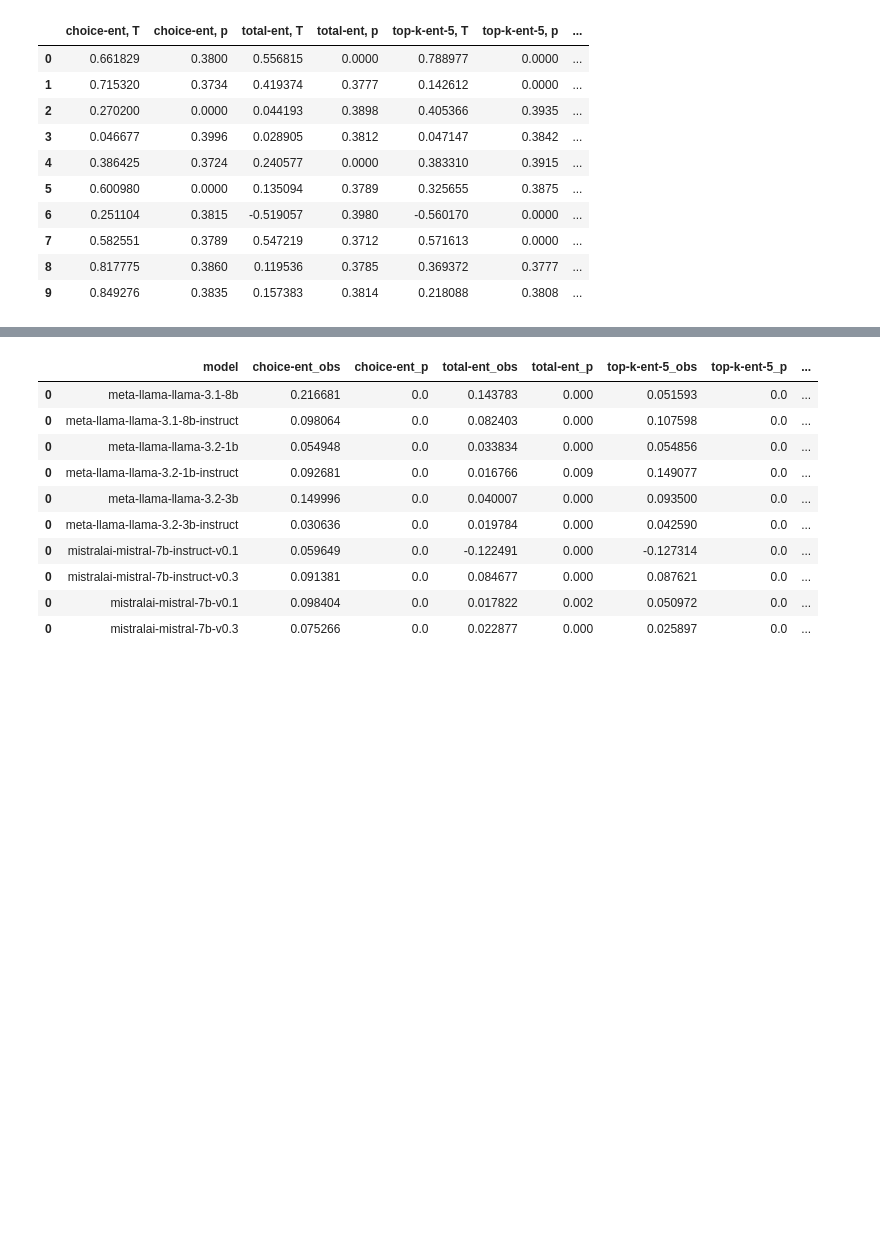
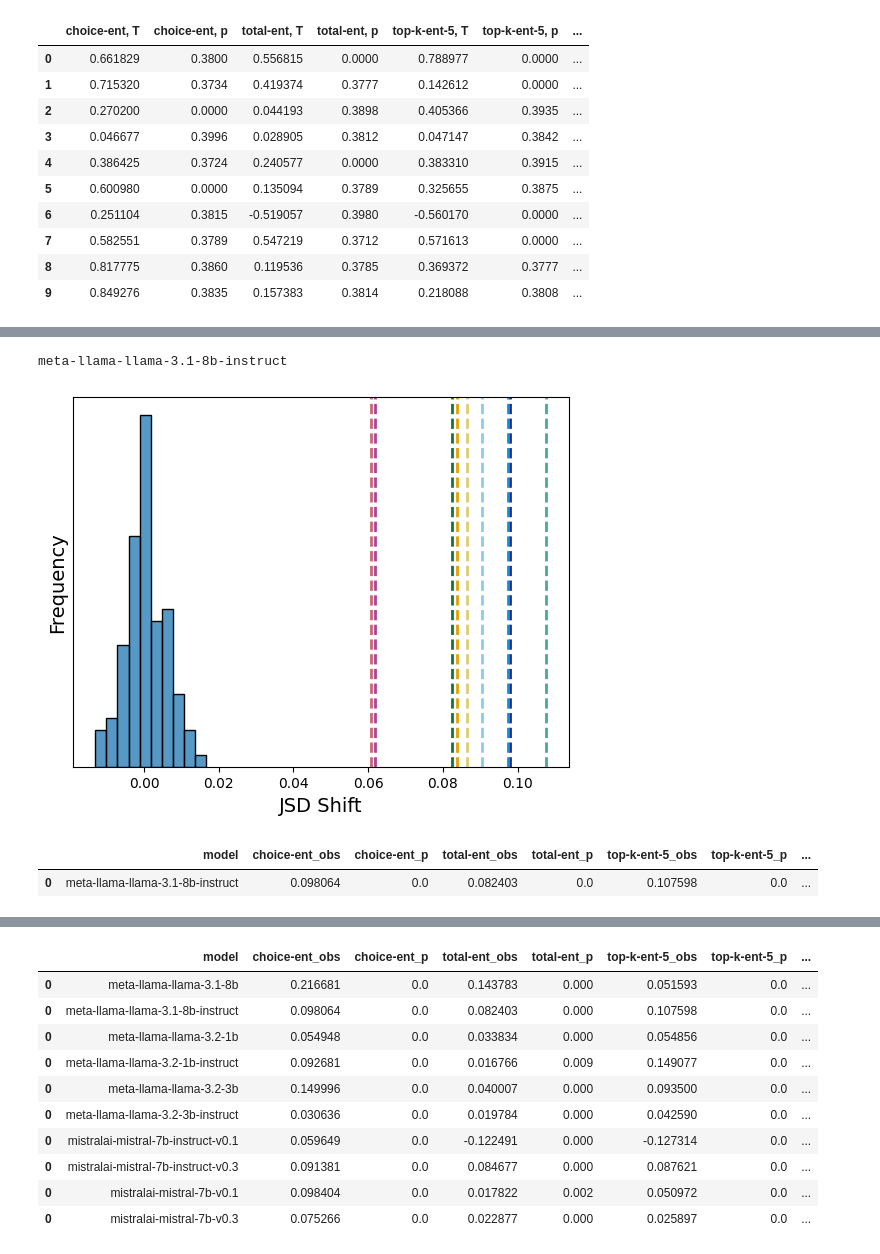
Before and after one commit to KyleAMoore/LLM-UQ-Align-and-Calibrate, a Jupyter notebook: Analysis/Uncertainty_AAAI.ipynb, the cells around one changed output, grey strips where cells are left out. Saved outputs shown, nothing was run; the diff lists cells and outputs as text; code cells hidden in the pictures; blank space fills up the shorter version.

```diff
--- a/Analysis/Uncertainty_AAAI.ipynb
+++ b/Analysis/Uncertainty_AAAI.ipynb
@@ -1551,7 +1617,9 @@ def stat_test(df, n_iterations=10000, seed=757):
     for model in df['model'].unique():
         ref_T_vals = [get_T(bin_df(df[df['model'] == model], 'reference', 'std', random_assign=True)) for _ in tqdm(range(n_iterations))]
 
-        sns.histplot(pd.DataFrame({'T': ref_T_vals}), x='T')
+        # plt.figure(figsize=(4, 3))
+
+        ax = sns.histplot(pd.DataFrame({'T': ref_T_vals}), x='T')
 
         model_df = df[df['model'] == model]
 
@@ -1572,15 +1640,13 @@ def stat_test(df, n_iterations=10000, seed=757):
         row_df = pd.DataFrame([row_dict])
         output_df = pd.concat([output_df, row_df])
 
-        plt.xlabel('Jensen-Shannon Distance Shift')
-        plt.title(f'{model_map[model]}')
+        plt.xlabel('JSD Shift', fontsize=24)
+        plt.ylabel('Frequency', fontsize=24)
+        plt.xticks(fontsize=20, rotation=45, ha='right', rotation_mode='anchor')
+        # plt.title(f'{model_map[model]}')
+        ax.tick_params(axis='y', which='both', left=False, labelleft=False)
 
         plt.show()
 
+
     return output_df
-
-with warnings.catch_warnings():
-    warnings.simplefilter(action='ignore', category=FutureWarning)
-    calib_shift_output = stat_test(mmlu_proc_df, n_iterations=1000)
-
-calib_shift_output
@@ -1600,0 +1673,11 @@ meta-llama-llama-3.2-3b
+# %%
+with warnings.catch_warnings():
+    warnings.simplefilter(action='ignore', category=FutureWarning)
+    calib_shift_output = stat_test(mmlu_proc_df, n_iterations=100)
+
+calib_shift_output
+# %% [output]
+meta-llama-llama-3.1-8b-instruct
+[figure, added]
+|  | model | choice-ent_obs | choice-ent_p | total-ent_obs | total-ent_p | top-k-ent-5_obs | top-k-ent-5_p | ... |
+| 0 | meta-llama-llama-3.1-8b-instruct | 0.098064 | 0.0 | 0.082403 | 0.0 | 0.107598 | 0.0 | ... |
```
Also changed, not shown: parts of 9 cells of this notebook.
